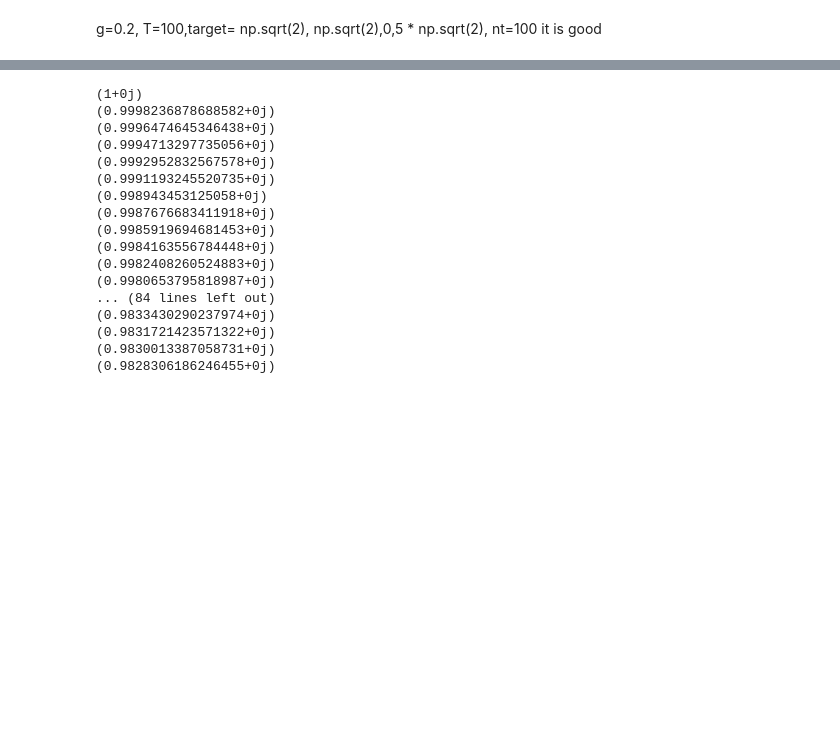
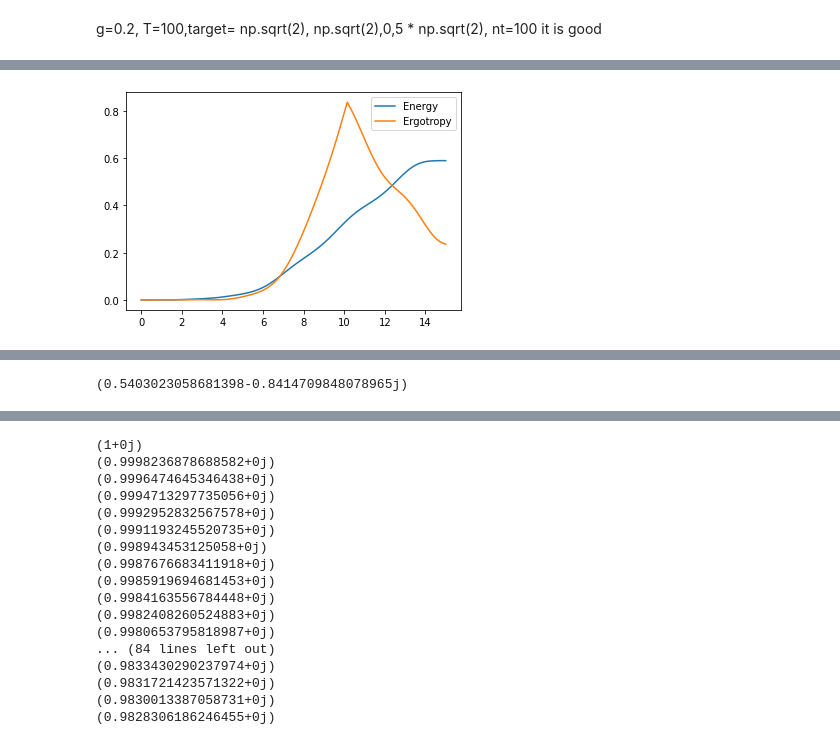
Before and after one commit to gsuarezr/krotov, a Jupyter notebook: Mixed/Linear/Gaussian(dissipation).ipynb, the cells around one changed output, grey strips where cells are left out. Saved outputs shown, nothing was run; the diff lists cells and outputs as text; code cells hidden in the pictures; blank space fills up the shorter version.

```diff
--- a/Mixed/Linear/Gaussian(dissipation).ipynb
+++ b/Mixed/Linear/Gaussian(dissipation).ipynb
@@ -213,0 +219,68 @@ WARNING:matplotlib.legend:No handles with labels found to put in legend.
+# %%
+def field_discrete(lista,t,dt):
+    return -0.5*lista[int(t/dt)]
+e=opt_result.optimized_controls[0]
+# %%
+from scipy.integrate import odeint
+
+def odeintz(func, z0, t, **kwargs):
+    """An odeint-like function for complex valued differential equations."""
+
+    # Disallow Jacobian-related arguments.
+    _unsupported_odeint_args = ['Dfun', 'col_deriv', 'ml', 'mu']
+    bad_args = [arg for arg in kwargs if arg in _unsupported_odeint_args]
+    if len(bad_args) > 0:
+        raise ValueError("The odeint argument %r is not supported by "
+                         "odeintz." % (bad_args[0],))
+
+    # Make sure z0 is a numpy array of type np.complex128.
+    z0 = np.array(z0, dtype=np.complex128, ndmin=1)
+
+    def realfunc(x, t, *args):
+        z = x.view(np.complex128)
+        dzdt = func(z, t, *args)
+        # func might return a python list, so convert its return
+        # value to an array with type np.complex128, and then return
+        # a np.float64 view of that array.
+        return np.asarray(dzdt, dtype=np.complex128).view(np.float64)
+
+    result = odeint(realfunc, z0.view(np.float64), t, **kwargs)
+
+    if kwargs.get('full_output', False):
+        z = result[0].view(np.complex128)
+        infodict = result[1]
+        return z, infodict
+    else:
+        z = result.view(np.complex128)
+        return z
+
+
+def pend(y, t, w0, N, gamma, g):
+
+    dydt = [-1j*(g*y[1]+field_discrete(e,t,dt)*np.exp(1j*w0*t))-gamma/2*y[0], -1j*g*y[0], 1j*(g*(y[4]-y[3])-1j*field_discrete(e,t,dt)*np.exp(1j*w0*t)*np.conjugate(y[1]))-gamma/2*y[2],2*g*np.imag(y[2]), -2*np.imag(g*y[2])-1j*field_discrete(e,t,dt)*(np.exp(1j*w0*t)*np.imag(y[0])-np.exp(-1j*w0*t)*y[0])-gamma*y[4]+gamma*N,-2*1j*(g*y[6]+np.exp(1j*w0*t)*field_discrete(e,t,dt)*y[0])-gamma*y[5],-1j*(g*(y[5]+y[7])+field_discrete(e,t,dt)*y[1]*np.exp(1j*w0*t))-gamma/2*y[6],-2*1j*g*y[6]]
+
+    return dydt
+
+y0 = [0.0, 0.0,0.0,0.0,0.0,0.0,0.0,0.0]
+g=0.2*omega
+t = tlist
+dt=tlist[1]-tlist[0]
+N=Nb
+w0=omega
+Energy=np.zeros(len(t))
+Ergotropy=np.zeros(len(t))
+D=np.zeros(len(t))
+sol = odeintz(pend, y0, t, args=( w0, N, gamma, g))
+D=(1+2*sol[:,3]-2*np.absolute(sol[:,1])**2)**2-4*np.absolute(sol[:,7]-sol[:,1]**2)**2
+Energy=np.real(w0*sol[:,3])
+Ergotropy=np.real(w0*(sol[:,3]-1/2*(np.sqrt(D)-1)))
+
+plt.plot(t,Energy,label= "Energy")
+plt.plot(t,Ergotropy,label= "Ergotropy")
+
+plt.legend()
+plt.show()
+
+print(Energy)
+# %% [output]
+[figure, added]
@@ -213,0 +304,4 @@ WARNING:matplotlib.legend:No handles with labels found to put in legend.
+# %%
+np.exp(-1j*w0)
+# %% [output]
+(0.5403023058681398-0.8414709848078965j)
```
Also changed, not shown: parts of 6 cells of this notebook, 1 other file.
